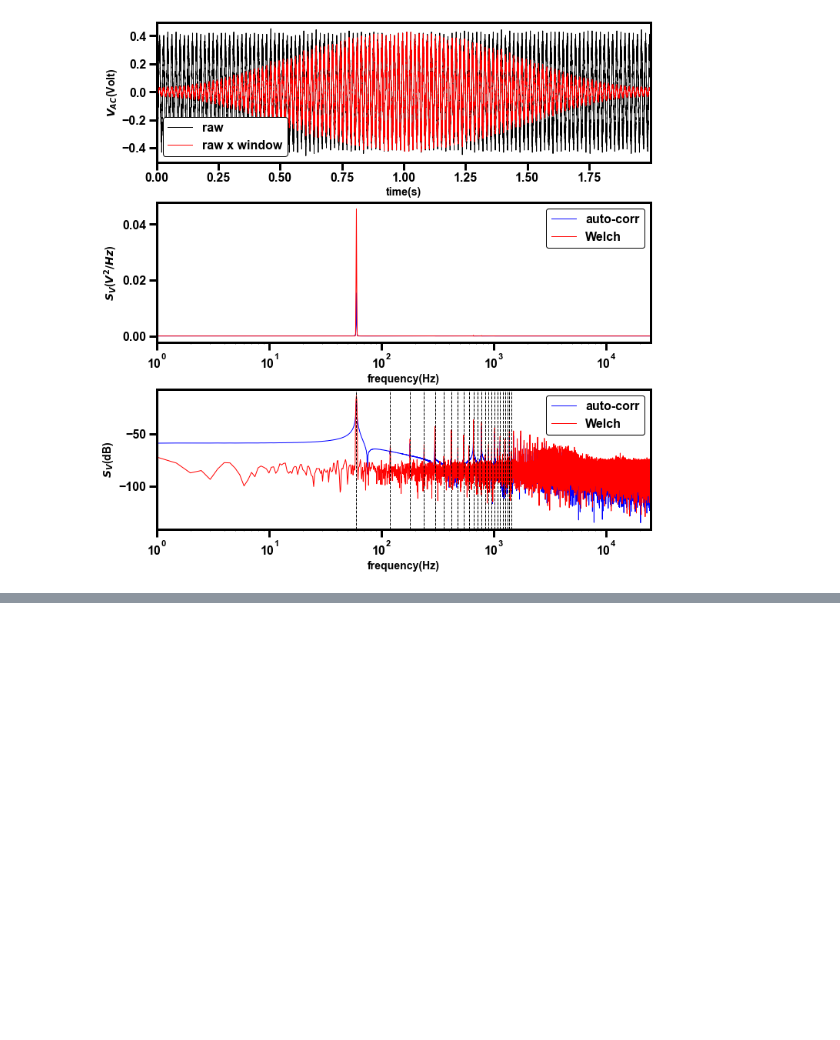
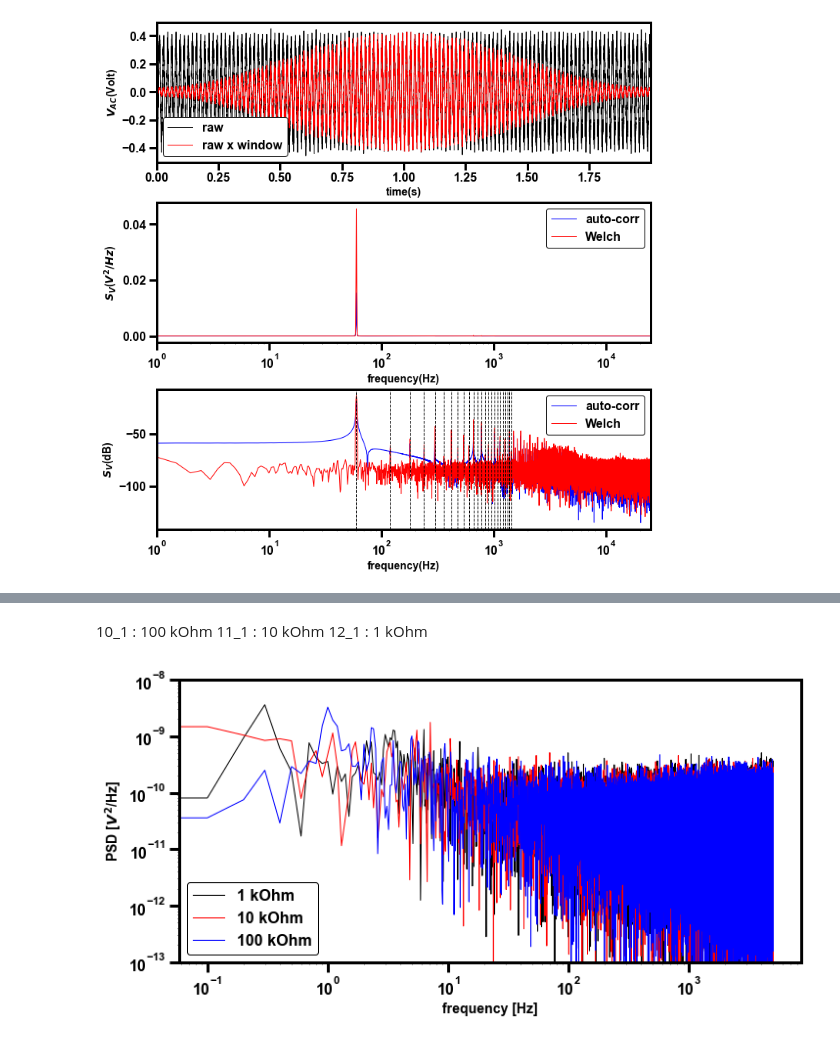
Before and after one commit to NikhilTilak/scripts, a Jupyter notebook: noise.ipynb, the cells around one changed output, grey strips where cells are left out. Drawn from its saved outputs; the diff is of its cells as text; code cells hidden in the pictures; blank space fills up the shorter version.

```diff
--- a/noise.ipynb
+++ b/noise.ipynb
@@ -371,0 +372,44 @@ plt.show()
+# %% [markdown]
+10_1 : 100 kOhm
+11_1 : 10 kOhm
+12_1 : 1 kOhm
+# %%
+fp_1="./data/scope_12_1.csv"
+fp_10="./data/scope_11_1.csv"
+fp_100="./data/scope_10_1.csv"
+
+df_1=pd.read_csv(fp_1,header=0,sep=",",skiprows=1, names=["time", "voltage"])
+df_10=pd.read_csv(fp_10,header=0,sep=",",skiprows=1, names=["time", "voltage"])
+df_100=pd.read_csv(fp_100,header=0,sep=",",skiprows=1, names=["time", "voltage"])
+
+sampling_time = df_1["time"].max()-df_1["time"].min() # seconds
+N = df_1.shape[0]
+sampling_rate = N/sampling_time # Hz
+time = df_1["time"].to_numpy() - df_1["time"].min()
+
+V_1 = df_1["voltage"].to_numpy() # sine signal with frequency 500Hz
+V_10 = df_10["voltage"].to_numpy()
+V_100 = df_100["voltage"].to_numpy()
+
+
+f, Pxx_den_1 = welch(V_1, fs=sampling_rate, window='hamming', nperseg=N, noverlap=0, return_onesided=True, scaling='density', axis=-1)
+
+f, Pxx_den_10 = welch(V_10, fs=sampling_rate, window='hamming', nperseg=N, noverlap=0, return_onesided=True, scaling='density', axis=-1)
+
+f, Pxx_den_100 = welch(V_100, fs=sampling_rate, window='hamming', nperseg=N, noverlap=0, return_onesided=True, scaling='density', axis=-1)
+
+
+fig, ax = plt.subplots(1,1, figsize = (10,5), constrained_layout=True)
+ax.plot(f, Pxx_den_1, label="1 kOhm")
+ax.plot(f, Pxx_den_10, label="10 kOhm")
+ax.plot(f, Pxx_den_100, label="100 kOhm")
+
+plt.xlabel('frequency [Hz]')
+plt.ylabel('PSD [$V^2$/Hz]')
+ax.set_xscale('log')
+ax.set_yscale('log')
+ax.legend()
+ax.set_ylim(1e-13,1e-8)
+plt.show()
+# %% [output]
+[figure, added]
```
Also changed, not shown: parts of 1 cell of this notebook, 3 other files.
